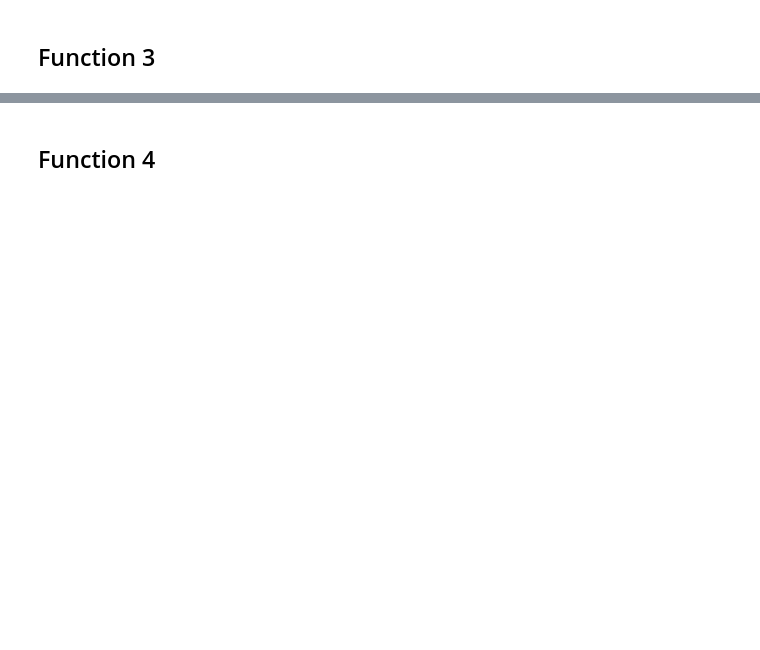
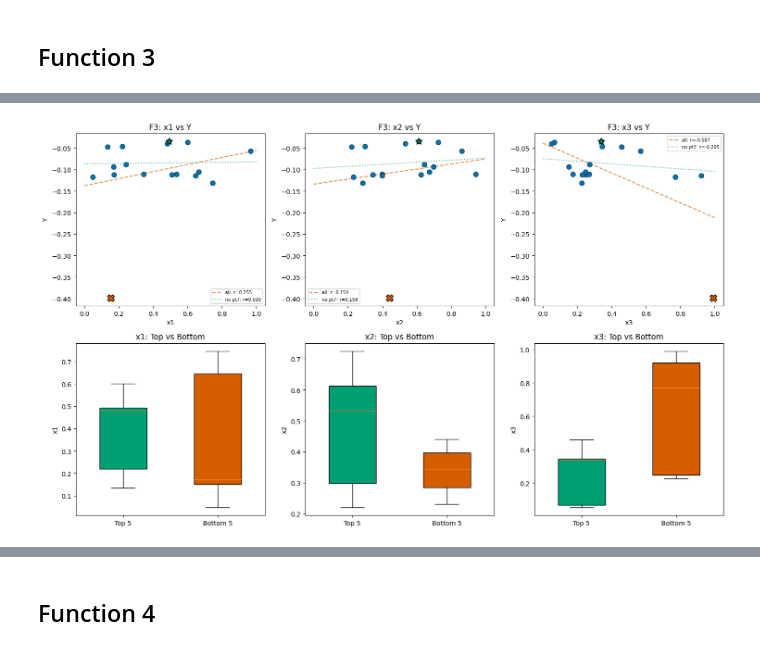
Before and after one commit to martinijfb/capstone_project_AI_ML, a Jupyter notebook: notebooks/week_03.ipynb, the cells around one changed output, grey strips where cells are left out. Cells and saved outputs as stored; diff of their text form; code cells hidden in the pictures; blank space fills up the shorter version.

```diff
--- a/notebooks/week_03.ipynb
+++ b/notebooks/week_03.ipynb
@@ -1138,0 +1626,84 @@ next_query_3 = None  # Replace with your chosen point
+# %%
+# F3 — Per-dimension correlations + top5 vs bottom5 boxplots
+fig, axes = plt.subplots(2, 3, figsize=(15, 9))
+
+dim_names = ["x1", "x2", "x3"]
+outlier_idx = 6  # pt7
+mask_no_outlier = np.arange(n_pts) != outlier_idx
+
+# Row 1: Correlation scatter plots
+for d in range(3):
+    ax = axes[0, d]
+    ax.scatter(
+        X[:, d], Y, c=COLORS[0], s=60, edgecolors="black", linewidth=0.5, zorder=5
+    )
+    ax.scatter(
+        X[best_idx, d],
+        Y[best_idx],
+        c=COLORS[2],
+        s=120,
+        edgecolors="black",
+        linewidth=1,
+        zorder=6,
+        marker="*",
+    )
+    ax.scatter(
+        X[outlier_idx, d],
+        Y[outlier_idx],
+        c=COLORS[1],
+        s=120,
+        edgecolors="black",
+        linewidth=1,
+        zorder=6,
+        marker="X",
+    )
+    # Trend line all data
+    r_all = np.corrcoef(X[:, d], Y)[0, 1]
+    z = np.polyfit(X[:, d], Y, 1)
+    ax.plot(
+        [0, 1],
+        [z[1], z[0] + z[1]],
+        color=COLORS[1],
+        linestyle="--",
+        alpha=0.7,
+        label=f"all: r={r_all:.3f}",
+    )
+    # Trend line without outlier
+    r_no = np.corrcoef(X[mask_no_outlier, d], Y[mask_no_outlier])[0, 1]
+    z2 = np.polyfit(X[mask_no_outlier, d], Y[mask_no_outlier], 1)
+    ax.plot(
+        [0, 1],
+        [z2[1], z2[0] + z2[1]],
+        color=COLORS[2],
+        linestyle=":",
+        alpha=0.7,
+        label=f"no pt7: r={r_no:.3f}",
+    )
+    ax.set_xlabel(dim_names[d])
+    ax.set_ylabel("Y")
+    ax.set_title(f"F3: {dim_names[d]} vs Y")
+    ax.legend(fontsize=7)
+
+# Row 2: Top 5 vs Bottom 5 boxplots
+top5 = np.argsort(Y)[-5:]
+bot5 = np.argsort(Y)[:5]
+for d in range(3):
+    ax = axes[1, d]
+    bp = ax.boxplot(
+        [X[top5, d], X[bot5, d]],
+        tick_labels=["Top 5", "Bottom 5"],
+        patch_artist=True,
+        widths=0.5,
+    )
+    bp["boxes"][0].set_facecolor(COLORS[2])
+    bp["boxes"][1].set_facecolor(COLORS[1])
+    ax.set_ylabel(dim_names[d])
+    ax.set_title(f"{dim_names[d]}: Top vs Bottom")
+
+plt.tight_layout()
+plt.savefig(
+    "../plots/week_03/function_3_correlations.png", dpi=150, bbox_inches="tight"
+)
+plt.show()
+# %% [output]
+[figure, added]
```
Also changed, not shown: parts of 57 cells of this notebook, 14 other files.
